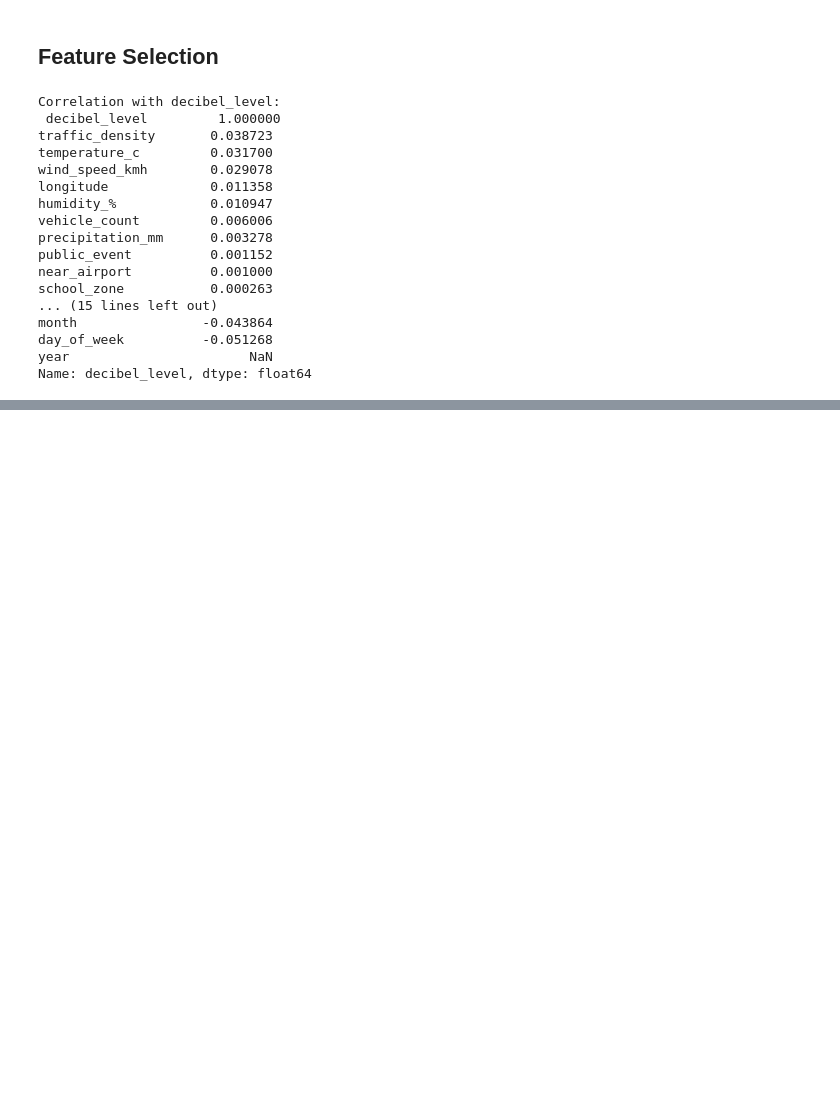
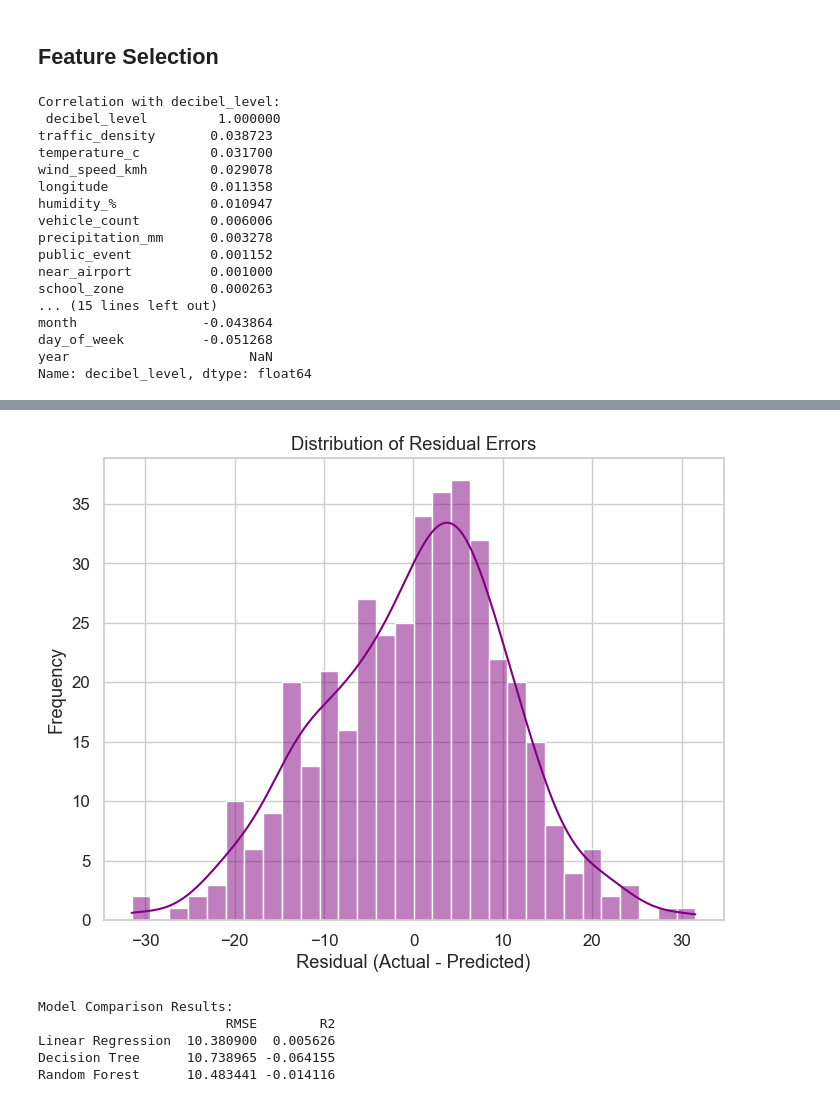
Before and after one commit to sanodyaJinadasa/Urban-noise-analysis, a Jupyter notebook: Analysis.ipynb, the cells around one changed output, grey strips where cells are left out. Drawn from its saved outputs; the diff is of its cells as text; code cells hidden in the pictures; blank space fills up the shorter version.

```diff
--- a/Analysis.ipynb
+++ b/Analysis.ipynb
@@ -356,0 +446,10 @@ Name: decibel_level, dtype: float64
+# %%
+residuals = y_test - y_pred
+plt.figure(figsize=(8, 6))
+sns.histplot(residuals, bins=30, kde=True, color="purple")
+plt.title("Distribution of Residual Errors")
+plt.xlabel("Residual (Actual - Predicted)")
+plt.ylabel("Frequency")
+plt.show()
+# %% [output]
+[figure, added]
@@ -356,0 +458,31 @@ Name: decibel_level, dtype: float64
+# %%
+models = {
+    "Linear Regression": LinearRegression(),
+    "Decision Tree": DecisionTreeRegressor(random_state=42, max_depth=6),
+    "Random Forest": RandomForestRegressor(random_state=42, n_estimators=100, max_depth=8)
+}
+
+results = {}
+
+# Train and evaluate each model
+for name, model in models.items():
+    model.fit(X_train, y_train)
+    y_pred = model.predict(X_test)
+
+    mse = mean_squared_error(y_test, y_pred)
+    rmse = np.sqrt(mse)
+    r2 = r2_score(y_test, y_pred)
+
+    results[name] = {"RMSE": rmse, "R2": r2}
+
+# Display results
+import pandas as pd
+results_df = pd.DataFrame(results).T
+print("\nModel Comparison Results:")
+print(results_df)
+# %% [output]
+Model Comparison Results:
+                        RMSE        R2
+Linear Regression  10.380900  0.005626
+Decision Tree      10.738965 -0.064155
+Random Forest      10.483441 -0.014116
```
Also changed, not shown: parts of 17 cells of this notebook.
